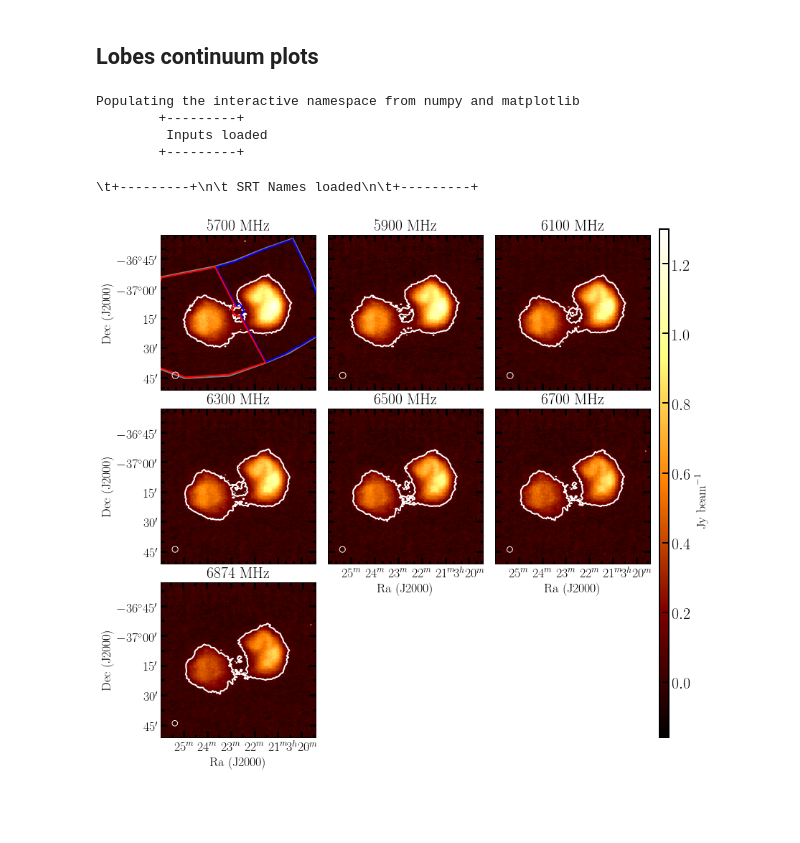
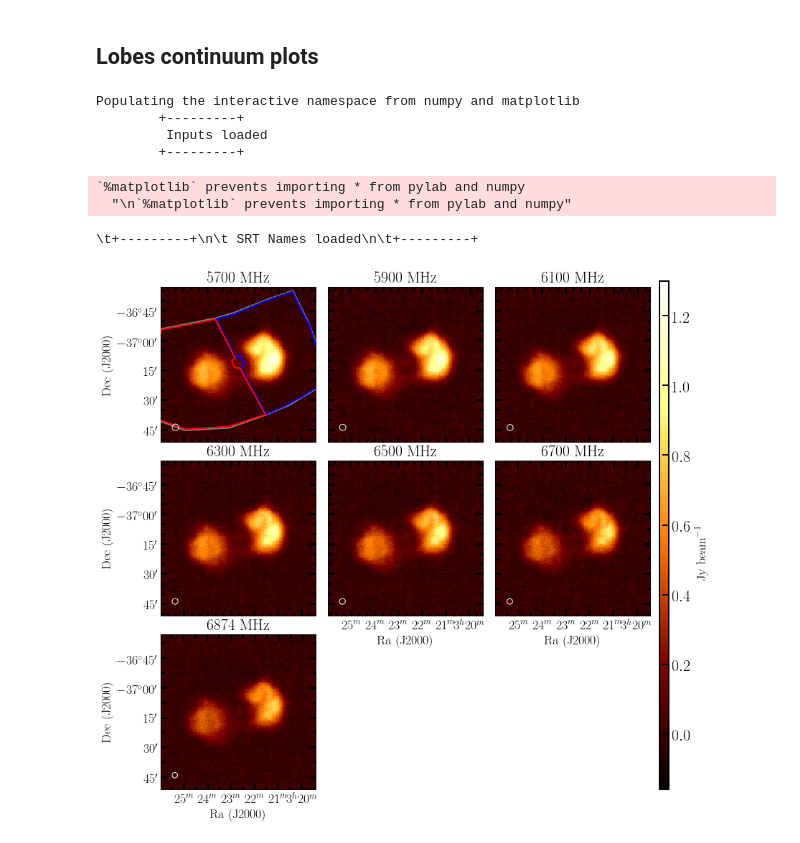
Before and after one commit to Fil8/contData, a Jupyter notebook: Lobes-cont-plots.ipynb, the cells around one changed output. Drawn from its saved outputs; the diff is of its cells as text; code cells hidden in the pictures; blank space fills up the shorter version.

```diff
--- a/Lobes-cont-plots.ipynb
+++ b/Lobes-cont-plots.ipynb
@@ -13,6 +13,8 @@ from matplotlib import gridspec
 from matplotlib.ticker import AutoMinorLocator, MultipleLocator, LogLocator
 from matplotlib import transforms as mtransforms
 from matplotlib.ticker import LogFormatter
+from matplotlib.colors import LogNorm
+
 import pyregion
 from astropy import units as u
 
@@ -21,8 +23,8 @@ FA_decdeg = -37.208227
 BeamRa = 50.693035
 BeamDec = -37.253974
 
-#rootDir = '/home/maccagni/Projects/MFS/FornaxA/contData/'
-rootDir = '/Users/maccagni/Projects/MFS/FornaxA/contData/'
+rootDir = '/home/maccagni/Projects/MFS/FornaxA/contData/'
+#rootDir = '/Users/maccagni/Projects/MFS/FornaxA/contData/'
 
 
 imDir = rootDir+'inIms/'
@@ -36,6 +38,8 @@ Populating the interactive namespace from numpy and matplotlib
         +---------+
          Inputs loaded
         +---------+
+`%matplotlib` prevents importing * from pylab and numpy
+  "\n`%matplotlib` prevents importing * from pylab and numpy"
 # %%
 #-------------------------------------------------#
 # SRT
@@ -110,7 +114,7 @@ f1 = aplpy.FITSFigure(g, figure=fig, subplot=[0.1,0.1,0.25,0.25])
 f1.show_colorscale(aspect='equal', cmap='afmhot',stretch = 'linear',
                     exponent=1.,vmin=-0.16,vmax=1.3)
 f1.recenter(FA_radeg,FA_decdeg,width=1.3,height=1.3)
-f1.show_contour(f,levels=[0.1], colors='white',lw=2)
+#f1.show_contour(f,levels=[0.1], colors='white',lw=2)
 
 f1.add_beam()
 f1.beam.show()
@@ -145,7 +149,7 @@ f2 = aplpy.FITSFigure(f, figure=fig, subplot=[0.64,0.38,0.25,0.25])
 f2.show_colorscale(aspect='equal', cmap='afmhot',stretch = 'linear',
                     exponent=1.,vmin=-0.16,vmax=1.3)
 f2.recenter(FA_radeg,FA_decdeg,width=1.3,height=1.3)
-f2.show_contour(f,levels=[0.1], colors='white',lw=2)
+#f2.show_contour(f,levels=[0.1], colors='white',lw=2)
 
 f2.add_beam()
 f2.beam.show()
@@ -179,7 +183,7 @@ f3 = aplpy.FITSFigure(e, figure=fig, subplot=[0.37,0.38,0.25,0.25])
 f3.show_colorscale(aspect='equal', cmap='afmhot',stretch = 'linear',
                     exponent=1.,vmin=-0.16,vmax=1.3)
 f3.recenter(FA_radeg,FA_decdeg,width=1.3,height=1.3)
-f3.show_contour(e,levels=[0.1], colors='white',lw=2)
+#f3.show_contour(e,levels=[0.1], colors='white',lw=2)
 
 f3.set_title('6500 MHz')
 
@@ -211,7 +215,7 @@ f4 = aplpy.FITSFigure(d, figure=fig, subplot=[0.1,0.38,0.25,0.25])
 f4.show_colorscale(aspect='equal', cmap='afmhot',stretch = 'linear',
                     exponent=1.,vmin=-0.16,vmax=1.3)
 f4.recenter(FA_radeg,FA_decdeg,width=1.3,height=1.3)
-f4.show_contour(d,levels=[0.1], colors='white',lw=2)
+#f4.show_contour(d,levels=[0.1], colors='white',lw=2)
 
 f4.set_title('6300 MHz')
 
@@ -241,7 +245,7 @@ f5.show_colorscale(aspect='equal', cmap='afmhot',stretch = 'linear',
                     exponent=1.,vmin=-0.16,vmax=1.3)
 f5.recenter(FA_radeg,FA_decdeg,width=1.3,height=1.3)
 
-f5.show_contour(c,levels=[0.1], colors='white',lw=2)
+#f5.show_contour(c,levels=[0.1], colors='white',lw=2)
 
 f5.set_title('6100 MHz')
 
@@ -274,7 +278,7 @@ f6 = aplpy.FITSFigure(b, figure=fig, subplot=[0.37,0.66,0.25,0.25])
 f6.show_colorscale(aspect='equal', cmap='afmhot',stretch = 'linear',
                     exponent=1.,vmin=-0.16,vmax=1.3)
 f6.recenter(FA_radeg,FA_decdeg,width=1.3,height=1.3)
-f6.show_contour(b,levels=[0.1], colors='white',lw=2)
+#f6.show_contour(b,levels=[0.1], colors='white',lw=2)
 
 f6.set_title('5900 MHz')
 f6.add_beam()
@@ -315,7 +319,7 @@ f7.set_title('5700 MHz')#
 #f7.show_colorbar()
 #f7.colorbar.hide()
 
-f7.show_contour(a,levels=[0.1], colors='white',linewidth=2)
+#f7.show_contour(a,levels=[0.1], colors='white',linewidth=2)
 
 f7.axis_labels.set_font( weight='book',
                          stretch='normal', family='serif',
@@ -328,35 +332,35 @@ f7.tick_labels.set_font( weight='book',
                          stretch='normal', family='serif',
                          style='normal', variant='normal')
 f7.tick_labels.set_yformat('dd:mm')
 
 f7.ticks.set_color('k')
 f7.ticks.set_length(9)  # points
 f7.ticks.set_linewidth(3)  # points
 f7.ticks.set_minor_frequency(3)
 f7.ticks.show()
 
 f7.show_regions(rootDir+'inIms/regions/ToT.reg')
 f7.show_regions(rootDir+'inIms/regions/WL.reg')
 f7.show_regions(rootDir+'inIms/regions/EL.reg')
 
 
 
 
 #fig.add_colorbar()
 #fig.colorbar.set_box([0.905, 0.08, 0.015, 0.87], box_orientation='vertical')
 #fig.colorbar.set_frame_linewidth(1)
 #fig.colorbar.set_pad(0.2)
 #fig.colorbar.set_font( weight='book',
 #                      stretch='normal', family='serif',
 #                      style='normal', variant='normal')
 #f2.colorbar.set_axis_label_text(r'Jy beam$^{-1}$')
 
 fig.tight_layout()
 
 
-fig.savefig(figDir+'Srt_continuum_images.pdf',format='png',overwrite=True)
+fig.savefig(figDir+'Srt_continuum_images.png',format='png',overwrite=True)
 # %% [output]
-[figure, old version]
+[figure, new version]
 # %%
 #-------------------------------#
 # MeerKAT                       #
```
Also changed, not shown: parts of 5 cells of this notebook, 5 other files.
